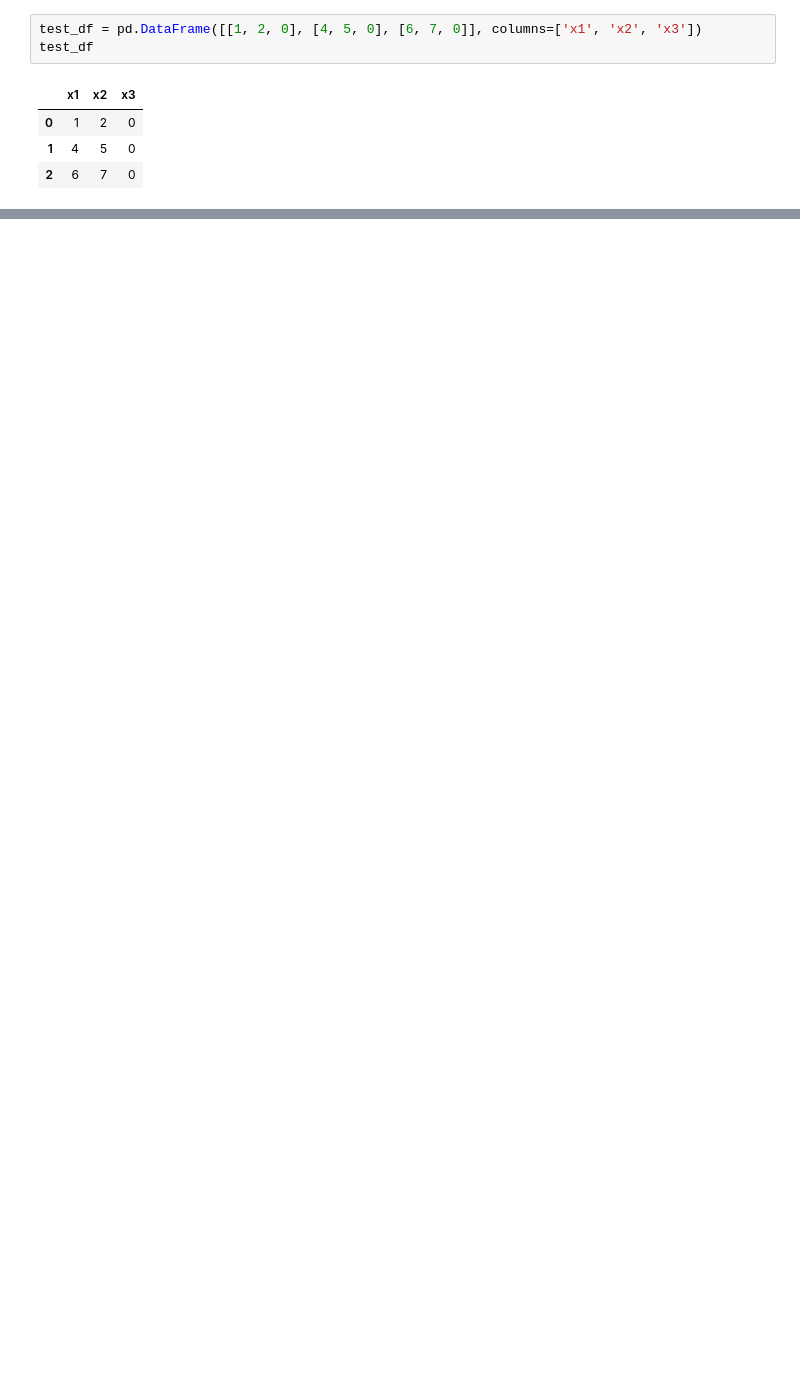
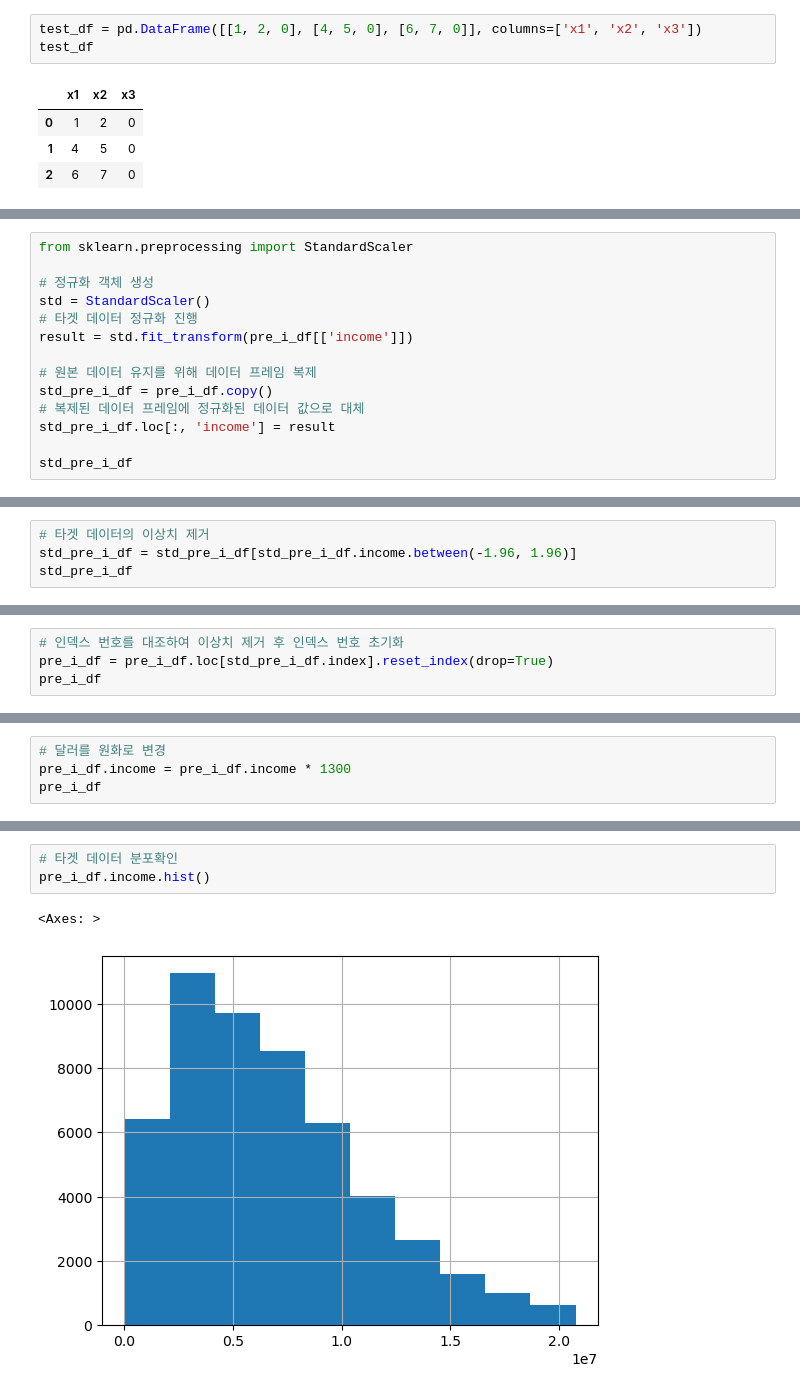
Before and after one commit to songseogyeong/study-machine_learning, a Jupyter notebook: c_regression/f_regularized_linear_regression.ipynb, the cells around one changed output, grey strips where cells are left out. Cells and saved outputs as stored; diff of their text form; blank space fills up the shorter version.

```diff
--- a/c_regression/f_regularized_linear_regression.ipynb
+++ b/c_regression/f_regularized_linear_regression.ipynb
@@ -463,0 +598,14 @@ array([ 614.,  896., 1310., ..., 7931., 8802., 6747.])
+# %%
+from sklearn.preprocessing import StandardScaler
+
+# 정규화 객체 생성
+std = StandardScaler()
+# 타겟 데이터 정규화 진행
+result = std.fit_transform(pre_i_df[['income']])
+
+# 원본 데이터 유지를 위해 데이터 프레임 복제
+std_pre_i_df = pre_i_df.copy()
+# 복제된 데이터 프레임에 정규화된 데이터 값으로 대체
+std_pre_i_df.loc[:, 'income'] = result
+
+std_pre_i_df
@@ -463,0 +639,4 @@ array([ 614.,  896., 1310., ..., 7931., 8802., 6747.])
+# %%
+# 타겟 데이터의 이상치 제거
+std_pre_i_df = std_pre_i_df[std_pre_i_df.income.between(-1.96, 1.96)]
+std_pre_i_df
@@ -463,0 +657,4 @@ array([ 614.,  896., 1310., ..., 7931., 8802., 6747.])
+# %%
+# 인덱스 번호를 대조하여 이상치 제거 후 인덱스 번호 초기화
+pre_i_df = pre_i_df.loc[std_pre_i_df.index].reset_index(drop=True)
+pre_i_df
@@ -463,0 +688,4 @@ array([ 614.,  896., 1310., ..., 7931., 8802., 6747.])
+# %%
+# 달러를 원화로 변경
+pre_i_df.income = pre_i_df.income * 1300
+pre_i_df
@@ -463,0 +706,6 @@ array([ 614.,  896., 1310., ..., 7931., 8802., 6747.])
+# %%
+# 타겟 데이터 분포확인
+pre_i_df.income.hist()
+# %% [output]
+<Axes: >
+[figure, added]
```
Also changed, not shown: parts of 54 cells of this notebook.
